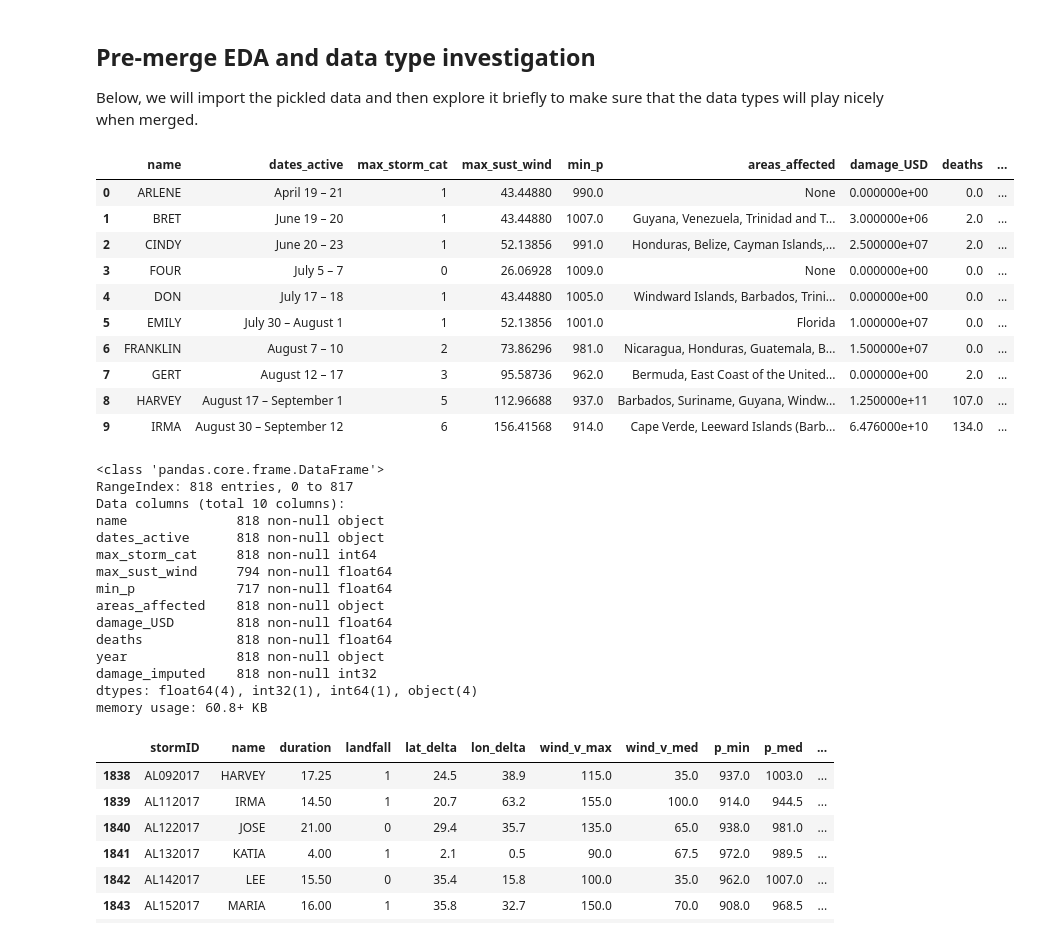
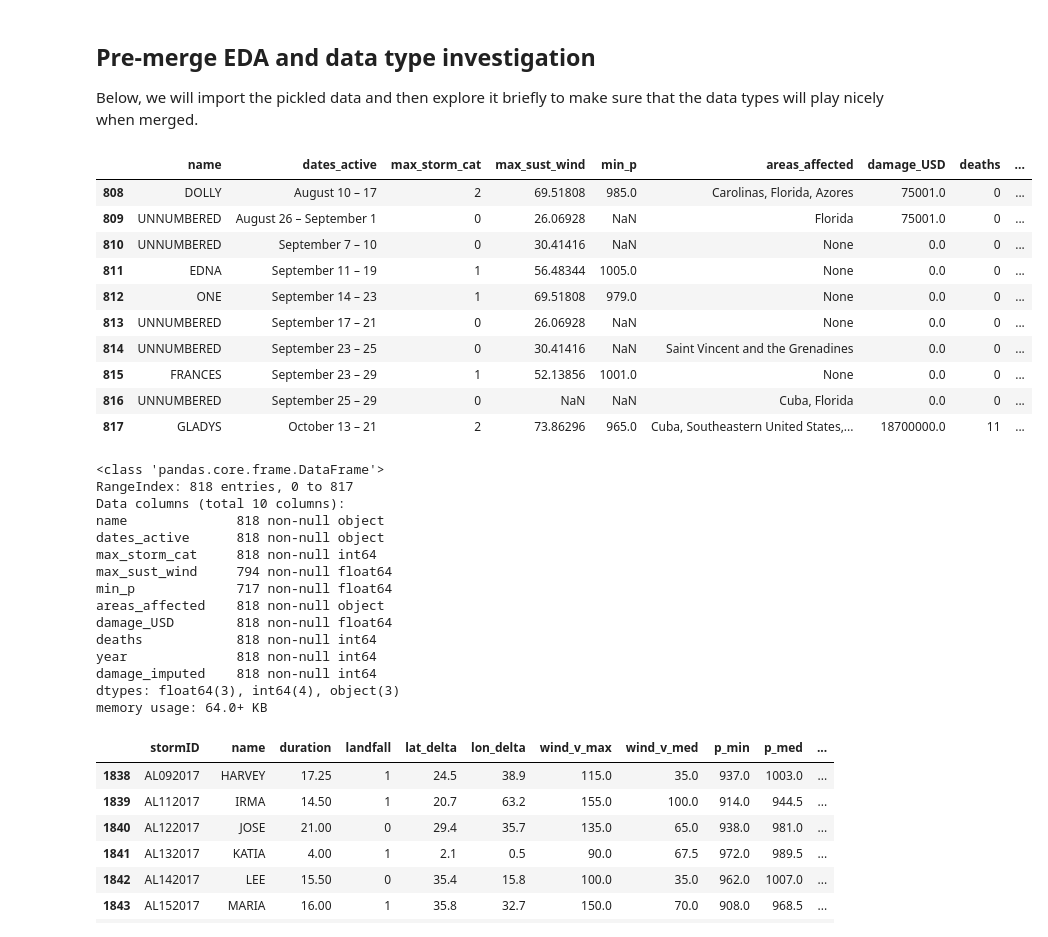
Before and after one commit to adamsxs/metis_project_02, a Jupyter notebook: weather_regression/Merge_cost_and_hurdat.ipynb, the cells around one changed output. Drawn from its saved outputs; the diff is of its cells as text; code cells hidden in the pictures.

```diff
--- a/weather_regression/Merge_cost_and_hurdat.ipynb
+++ b/weather_regression/Merge_cost_and_hurdat.ipynb
@@ -18,28 +18,34 @@ import datetime as dt
 Below, we will import the pickled data and then explore it briefly to make sure that the data types will play nicely when merged.
 # %%
 # Setting flexible file paths to be read in below
+
+# Original cost data from data scrubber
 cost_pkl = './hurricane_cost_data.pkl'
+# Cost data with manual overwrite of scrubber errors
+cost_man_pkl = './hurricane_cost_data_patched.pkl'
+# NOAA Hurdat2 data
 hurdat_pkl = './hurdat_2_by_storm.pkl'
+
 # Cost data for storms only over $1B USD.
 #billion_pkl = './billion_dollar_NA_storms.pkl' # Redundant after acquiring data in cost_pkl
 
-damage_df = pd.read_pickle(cost_pkl)
+damage_df = pd.read_pickle(cost_man_pkl)
 hurdat_df = pd.read_pickle(hurdat_pkl)
 # %%
 # Series of calls to inspect the recently imported data
-damage_df.head(10)
+damage_df.tail(10)
 # %% [output]
 |  | name | dates_active | max_storm_cat | max_sust_wind | min_p | areas_affected | damage_USD | deaths | ... |
-| 0 | ARLENE | April 19 – 21 | 1 | 43.44880 | 990.0 | None | 0.000000e+00 | 0.0 | ... |
-| 1 | BRET | June 19 – 20 | 1 | 43.44880 | 1007.0 | Guyana, Venezuela, Trinidad and T... | 3.000000e+06 | 2.0 | ... |
-| 2 | CINDY | June 20 – 23 | 1 | 52.13856 | 991.0 | Honduras, Belize, Cayman Islands,... | 2.500000e+07 | 2.0 | ... |
-| 3 | FOUR | July 5 – 7 | 0 | 26.06928 | 1009.0 | None | 0.000000e+00 | 0.0 | ... |
-| 4 | DON | July 17 – 18 | 1 | 43.44880 | 1005.0 | Windward Islands, Barbados, Trini... | 0.000000e+00 | 0.0 | ... |
-| 5 | EMILY | July 30 – August 1 | 1 | 52.13856 | 1001.0 | Florida | 1.000000e+07 | 0.0 | ... |
-| 6 | FRANKLIN | August 7 – 10 | 2 | 73.86296 | 981.0 | Nicaragua, Honduras, Guatemala, B... | 1.500000e+07 | 0.0 | ... |
-| 7 | GERT | August 12 – 17 | 3 | 95.58736 | 962.0 | Bermuda, East Coast of the United... | 0.000000e+00 | 2.0 | ... |
-| 8 | HARVEY | August 17 – September 1 | 5 | 112.96688 | 937.0 | Barbados, Suriname, Guyana, Windw... | 1.250000e+11 | 107.0 | ... |
-| 9 | IRMA | August 30 – September 12 | 6 | 156.41568 | 914.0 | Cape Verde, Leeward Islands (Barb... | 6.476000e+10 | 134.0 | ... |
+| 808 | DOLLY | August 10 – 17 | 2 | 69.51808 | 985.0 | Carolinas, Florida, Azores | 75001.0 | 0 | ... |
+| 809 | UNNUMBERED | August 26 – September 1 | 0 | 26.06928 | NaN | Florida | 75001.0 | 0 | ... |
+| 810 | UNNUMBERED | September 7 – 10 | 0 | 30.41416 | NaN | None | 0.0 | 0 | ... |
+| 811 | EDNA | September 11 – 19 | 1 | 56.48344 | 1005.0 | None | 0.0 | 0 | ... |
+| 812 | ONE | September 14 – 23 | 1 | 69.51808 | 979.0 | None | 0.0 | 0 | ... |
+| 813 | UNNUMBERED | September 17 – 21 | 0 | 26.06928 | NaN | None | 0.0 | 0 | ... |
+| 814 | UNNUMBERED | September 23 – 25 | 0 | 30.41416 | NaN | Saint Vincent and the Grenadines | 0.0 | 0 | ... |
+| 815 | FRANCES | September 23 – 29 | 1 | 52.13856 | 1001.0 | None | 0.0 | 0 | ... |
+| 816 | UNNUMBERED | September 25 – 29 | 0 | NaN | NaN | Cuba, Florida | 0.0 | 0 | ... |
+| 817 | GLADYS | October 13 – 21 | 2 | 73.86296 | 965.0 | Cuba, Southeastern United States,... | 18700000.0 | 11 | ... |
 # %%
 damage_df.info()
 # %% [output]
@@ -53,11 +59,11 @@ max_sust_wind     794 non-null float64
 min_p             717 non-null float64
 areas_affected    818 non-null object
 damage_USD        818 non-null float64
-deaths            818 non-null float64
-year              818 non-null object
-damage_imputed    818 non-null int32
-dtypes: float64(4), int32(1), int64(1), object(4)
-memory usage: 60.8+ KB
+deaths            818 non-null int64
+year              818 non-null int64
+damage_imputed    818 non-null int64
+dtypes: float64(3), int64(4), object(3)
+memory usage: 64.0+ KB
 # %%
 # Call tail to show most recent HURDAT data first
 hurdat_df.tail(10)
```
Also changed, not shown: parts of 16 cells of this notebook, 7 other files.
